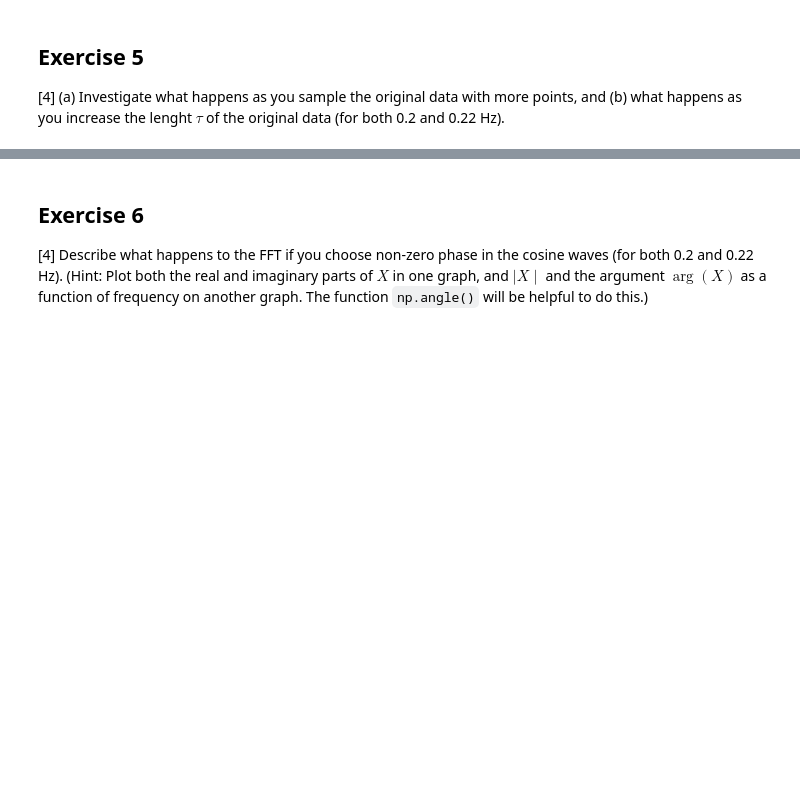
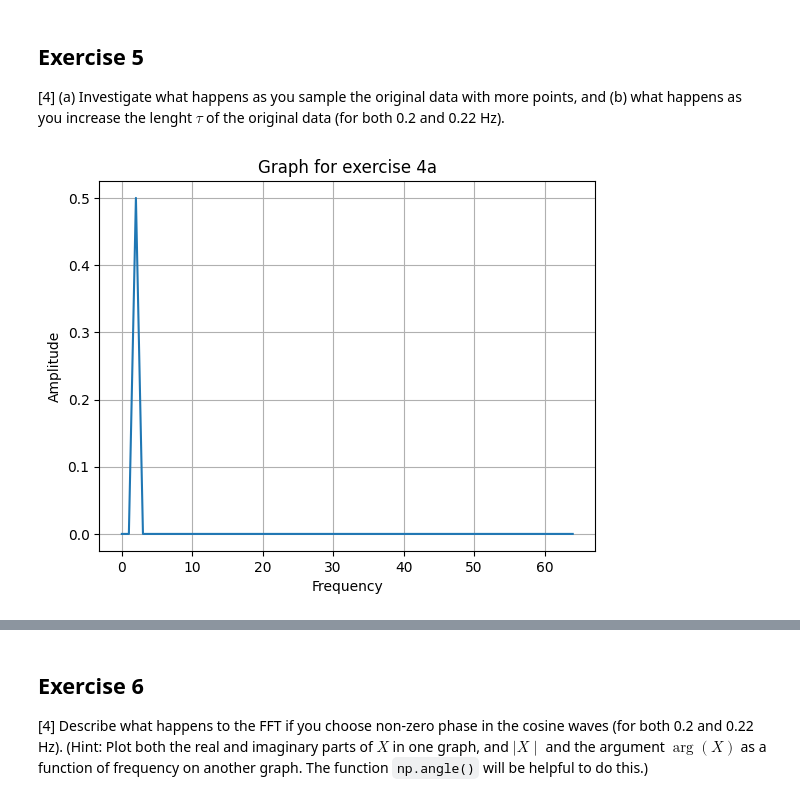
Before and after one commit to PX2145-2025/week-10-b-Bhavun-D, a Jupyter notebook: FFT.ipynb, the cells around one changed output, grey strips where cells are left out. Saved outputs shown, nothing was run; the diff lists cells and outputs as text; code cells hidden in the pictures; blank space fills up the shorter version.

```diff
--- a/FFT.ipynb
+++ b/FFT.ipynb
@@ -380,3 +478,100 @@ plt.close()
 ## Exercise 5
 
 [4] (a) Investigate what happens as you sample the original data with more points,  and (b) what happens as you increase the lenght $\tau$ of the original data (for both 0.2 and 0.22 Hz).
+# %%
+import matplotlib.pyplot as plt
+import numpy as np
+from numpy.fft import fft, ifft
+
+N = 128 # 128 points now
+tau = 10
+timespace = np.linspace(0, tau, N, endpoint = False)
+funcX = np.cos(2*np.pi*0.2*timespace)
+
+# spectrum 1 function from above
+def Spectrum1(x, Fs):
+    '''
+    One-sided amplitude spectrum of x(t).
+    '''
+    N = len(x) # length of the signal
+    frq = (float(Fs)/N)*np.arange(0, N/2+1) # one-sided frequency range
+    X = fft(x)/N # fft computing and normalization
+    X = X[0:N//2+1] # take just positive values
+    # (in python3, // ensures integer division)
+
+    # frq is array of actual frequencies
+    # X is complex array of amplitudes
+    return frq , X
+
+plt.plot(Spectrum1(funcX, N)[0], Spectrum1(funcX, N)[1])
+plt.title("Graph for exercise 4a")
+plt.xlabel("Frequency")
+plt.ylabel("Amplitude")
+plt.grid()
+plt.show()
+plt.close()
+
+
+import matplotlib.pyplot as plt
+import numpy as np
+from numpy.fft import fft, ifft
+
+N = 64
+tau = 20 # double tau
+timespace = np.linspace(0, tau, N, endpoint = False)
+funcX = np.cos(2*np.pi*0.2*timespace)
+
+# spectrum 1 function from above
+def Spectrum1(x, Fs):
+    '''
+    One-sided amplitude spectrum of x(t).
+    '''
+    N = len(x) # length of the signal
+    frq = (float(Fs)/N)*np.arange(0, N/2+1) # one-sided frequency range
+    X = fft(x)/N # fft computing and normalization
+    X = X[0:N//2+1] # take just positive values
+    # (in python3, // ensures integer division)
+
+    # frq is array of actual frequencies
+    # X is complex array of amplitudes
+    return frq , X
+
+plt.plot(Spectrum1(funcX, N)[0], Spectrum1(funcX, N)[1])
+plt.title("Graph for exercise 4b")
+plt.xlabel("Frequency")
+plt.ylabel("Amplitude")
+plt.grid()
+plt.show()
+plt.close()
+
+
+
+N = 64
+tau = 20 # double tau
+timespace = np.linspace(0, tau, N, endpoint = False)
+funcX = np.cos(2*np.pi*0.22*timespace) # altered to 0.22
+
+# spectrum 1 function from above
+def Spectrum1(x, Fs):
+    '''
+    One-sided amplitude spectrum of x(t).
+    '''
+    N = len(x) # length of the signal
+    frq = (float(Fs)/N)*np.arange(0, N/2+1) # one-sided frequency range
+    X = fft(x)/N # fft computing and normalization
+    X = X[0:N//2+1] # take just positive values
+    # (in python3, // ensures integer division)
+
+    # frq is array of actual frequencies
+    # X is complex array of amplitudes
+    return frq , X
+
+plt.plot(Spectrum1(funcX, N)[0], Spectrum1(funcX, N)[1])
+plt.title("Graph for exercise 4b part 2")
+plt.xlabel("Frequency")
+plt.ylabel("Amplitude")
+plt.grid()
+plt.show()
+plt.close()
+# %% [output]
+[figure, added]
```
Also changed, not shown: parts of 6 cells of this notebook.
